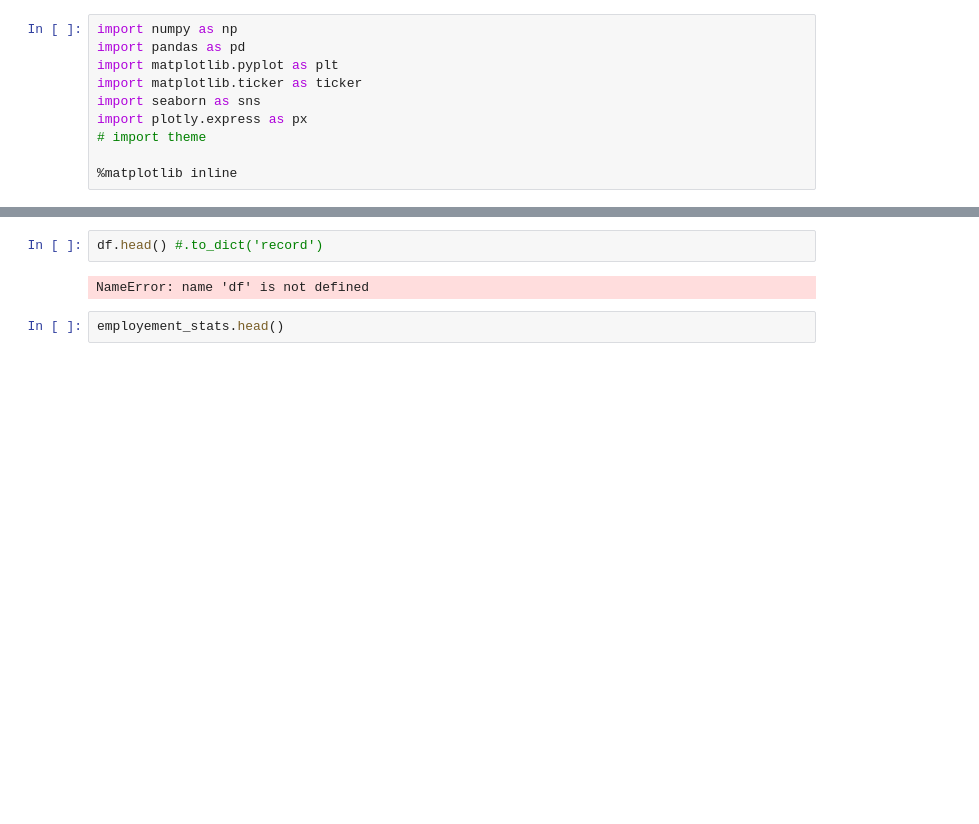
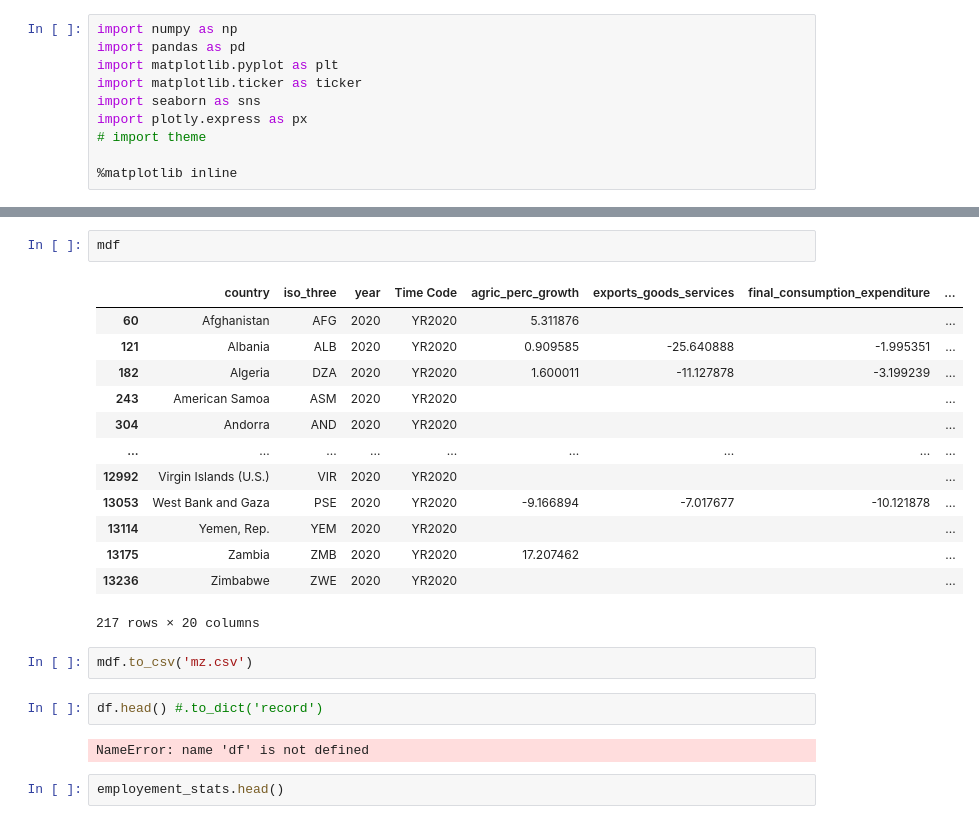
Before and after one commit to Makhosandile/notebooks, a Jupyter notebook: economy.ipynb, the cells around one changed output, grey strips where cells are left out. Saved outputs shown, nothing was run; the diff lists cells and outputs as text; blank space fills up the shorter version.

```diff
--- a/economy.ipynb
+++ b/economy.ipynb
@@ -14,3 +53,21 @@ employement_stats = pd.read_csv('emp.csv')
+# %%
+mdf
+# %% [output]
+|  | country | iso_three | year | Time Code | agric_perc_growth | exports_goods_services | final_consumption_expenditure | ... |
+| 60 | Afghanistan | AFG | 2020 | YR2020 | 5.311876 |  |  | ... |
+| 121 | Albania | ALB | 2020 | YR2020 | 0.909585 | -25.640888 | -1.995351 | ... |
+| 182 | Algeria | DZA | 2020 | YR2020 | 1.600011 | -11.127878 | -3.199239 | ... |
+| 243 | American Samoa | ASM | 2020 | YR2020 |  |  |  | ... |
+| 304 | Andorra | AND | 2020 | YR2020 |  |  |  | ... |
+| ... | ... | ... | ... | ... | ... | ... | ... | ... |
+| 12992 | Virgin Islands (U.S.) | VIR | 2020 | YR2020 |  |  |  | ... |
+| 13053 | West Bank and Gaza | PSE | 2020 | YR2020 | -9.166894 | -7.017677 | -10.121878 | ... |
+| 13114 | Yemen, Rep. | YEM | 2020 | YR2020 |  |  |  | ... |
+| 13175 | Zambia | ZMB | 2020 | YR2020 | 17.207462 |  |  | ... |
+| 13236 | Zimbabwe | ZWE | 2020 | YR2020 |  |  |  | ... |
+217 rows × 20 columns
+# %%
+mdf.to_csv('mz.csv')
 # %%
 df.head() #.to_dict('record')
 # %% [output]
```
Also changed, not shown: parts of 15 cells of this notebook, 33 other files.
